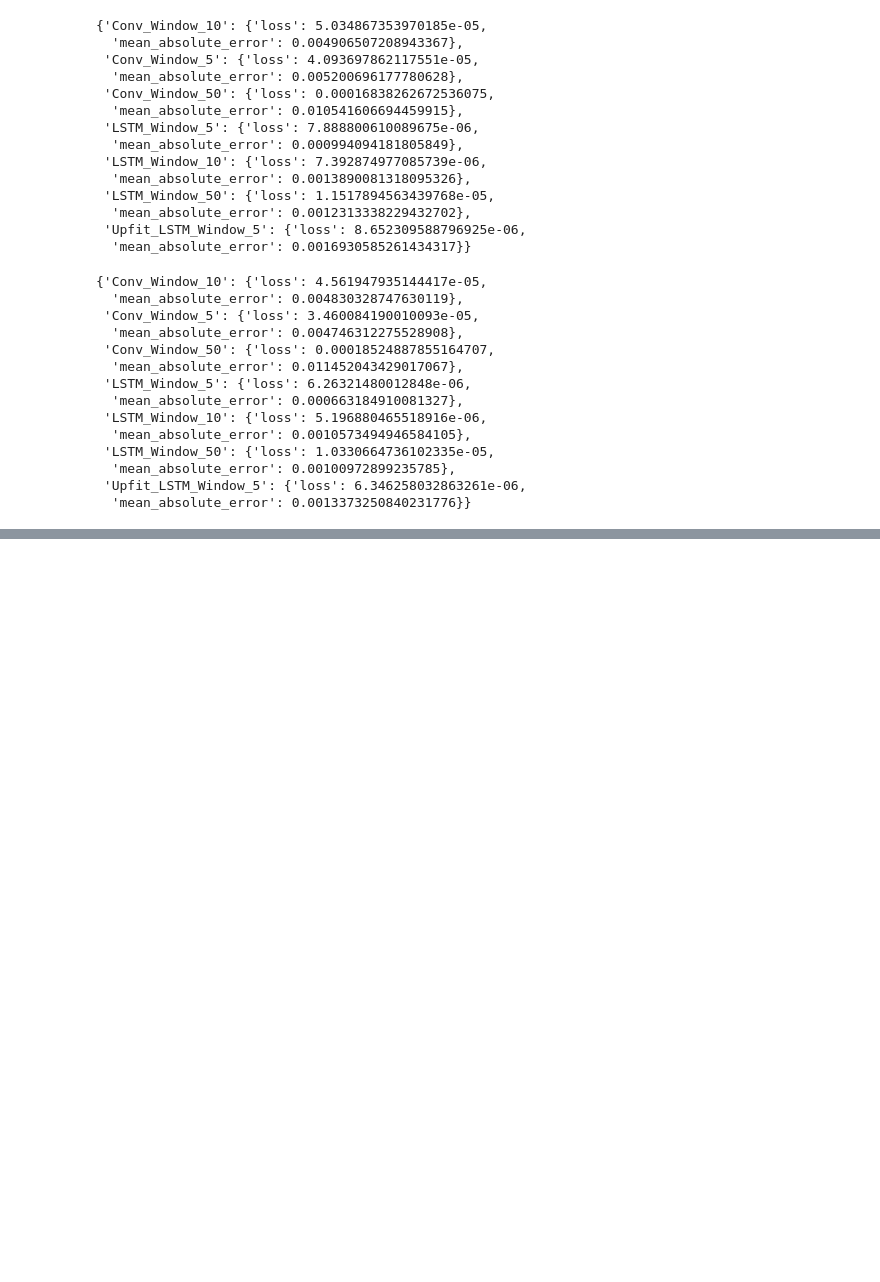
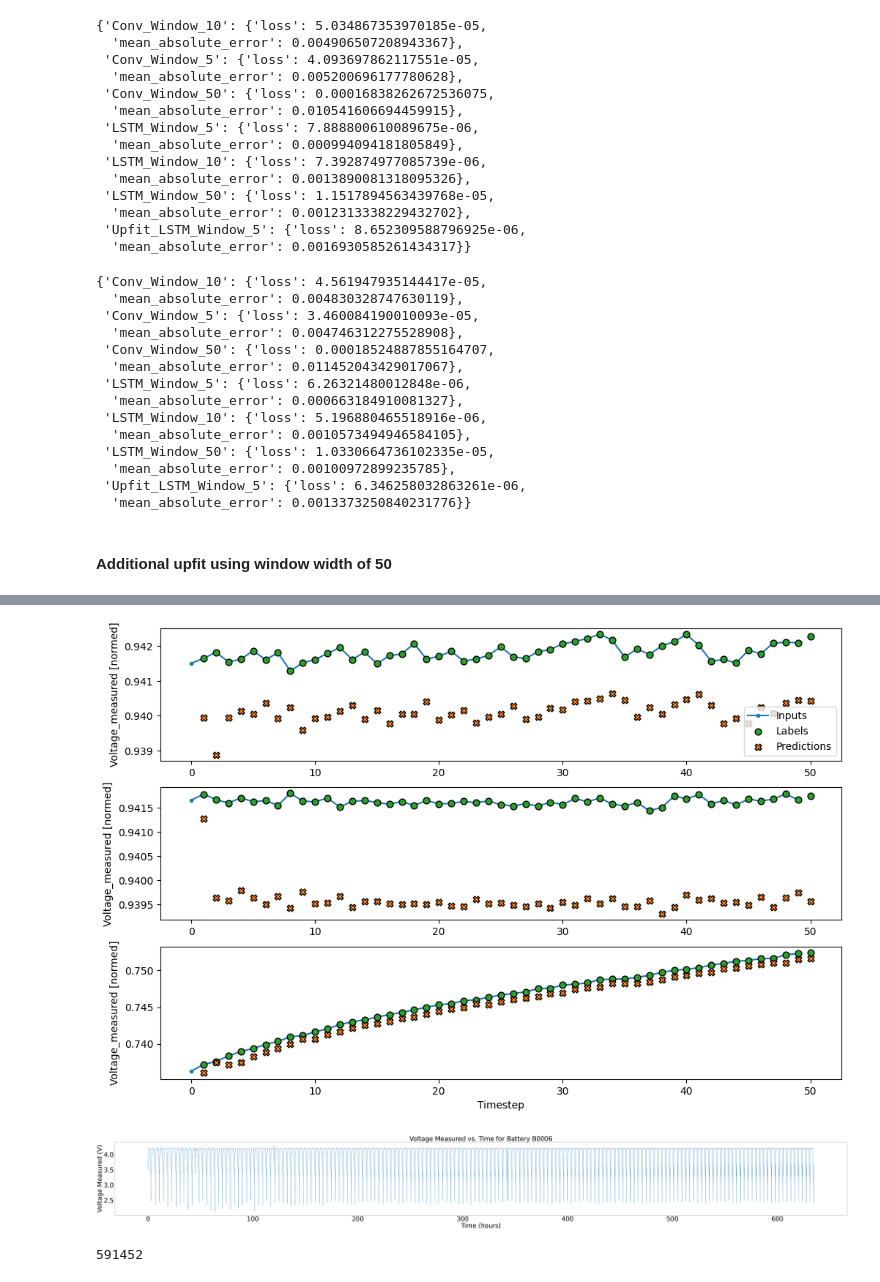
Before and after one commit to andreah19/deep-learning-project, a Jupyter notebook: project.ipynb, the cells around one changed output, grey strips where cells are left out. Drawn from its saved outputs; the diff is of its cells as text; code cells hidden in the pictures; blank space fills up the shorter version.

Commit message:
Add clean-data.ipynb and updated project.ipynb

```diff
--- a/project.ipynb
+++ b/project.ipynb
@@ -570,3 +578,8 @@ val_performance
   'mean_absolute_error': 0.00100972899235785},
  'Upfit_LSTM_Window_5': {'loss': 6.346258032863261e-06,
   'mean_absolute_error': 0.0013373250840231776}}
+# %% [markdown]
+#### Additional upfit using window width of 50
+# %%
+lstm_50 = lstm(50, 50)
+# %% [output]
@@ -572,0 +599,11 @@ val_performance
+[figure, added]
+# %%
+B6 = BatteryData("B0006")
+B6.read_data()
+B6.plot_full_data()
+# %% [output]
+[figure, added]
+# %%
+train_df, val_df, test_df = B6.prepare_dataset(0.7, 0.1)
+# %% [output]
+591452
```
Also changed, not shown: parts of 10 cells of this notebook, 1 other file.
